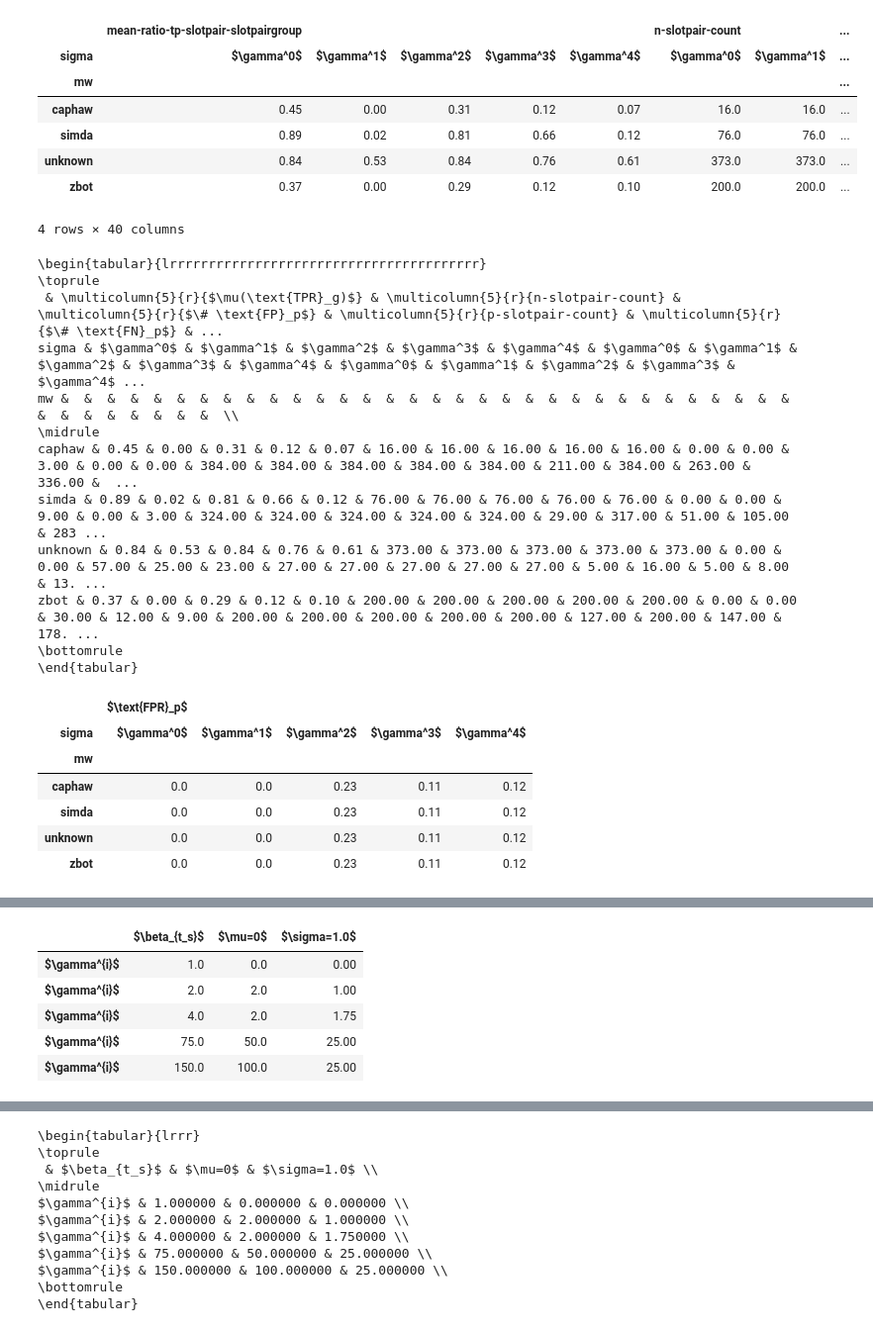
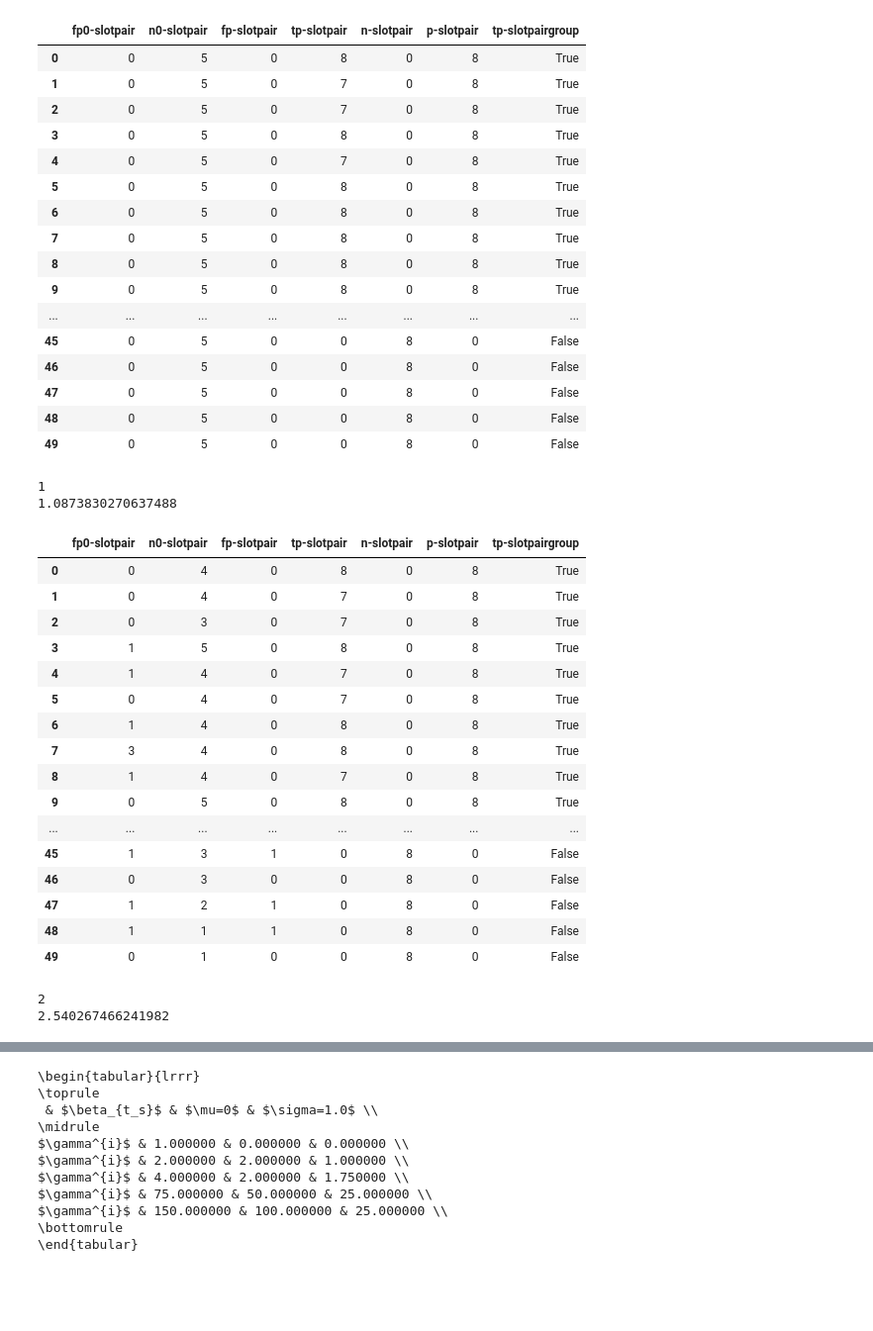
Before and after one commit to princio/dga-detection-analysis-framework, a Jupyter notebook: ml/pcap_plot/main_my.ipynb, the cells around one changed output, grey strips where cells are left out. Shown: that part at 99% size. Cells and saved outputs as stored; diff of their text form; code cells hidden in the pictures; blank space fills up the shorter version.

```diff
--- a/ml/pcap_plot/main_my.ipynb
+++ b/ml/pcap_plot/main_my.ipynb
@@ -80,7 +80,7 @@ dfs = {
 mws = list(dfs.keys())
 # %%
 
-def bo(df_mw, dfh_or, th_p=1.0, normal = None):
+def bo(df_mw, dfh_or, th_p=1.0, normal = None, _print=False):
     th = dfh_or['pp'].max() * th_p
     values = []
     for i in range(len(df_mw) - 8):
@@ -89,11 +89,14 @@ def bo(df_mw, dfh_or, th_p=1.0, normal = None):
 
         if normal is not None:
             muls = np.ceil(normal[i:i+8])
-            muls[muls<0] = 0
+            muls[muls<0] = 1
             dfh['pp'] *= pd.Series(muls)
             pass
 
         df = (dfh + dfm)['pp']
+
+        if _print:
+            print(dfm['pp'])
 
         fps0 = (dfh['pp'] > th)
         n0 = (dfh['pp'] > 0)
@@ -268,41 +272,52 @@ def _display(df, sigmas):
 # %%
 
 muh = dfh[dfh['pp'] > 0]['pp'].mean()
 sigmas = [
     dict(th_p=1., mu=0, sigma=0.0),
-    dict(th_p=2, mu=2.0, sigma=1),
+    dict(th_p=2, mu=1.0, sigma=1),
     dict(th_p=4, mu=2.0, sigma=muh),
     dict(th_p=50 * 1.5, mu=50.0, sigma=25),
     dict(th_p=100 * 1.5, mu=100.0, sigma=25),
 ]
 
 df = perform(sigmas, N=5)
 _display(df, sigmas)
 # %% [output]
-|  | mean-ratio-tp-slotpair-slotpairgroup |  |  |  |  | n-slotpair-count |  | ... |
-| sigma | $\gamma^0$ | $\gamma^1$ | $\gamma^2$ | $\gamma^3$ | $\gamma^4$ | $\gamma^0$ | $\gamma^1$ | ... |
-| mw |  |  |  |  |  |  |  | ... |
-| caphaw | 0.45 | 0.00 | 0.31 | 0.12 | 0.07 | 16.0 | 16.0 | ... |
-| simda | 0.89 | 0.02 | 0.81 | 0.66 | 0.12 | 76.0 | 76.0 | ... |
-| unknown | 0.84 | 0.53 | 0.84 | 0.76 | 0.61 | 373.0 | 373.0 | ... |
-| zbot | 0.37 | 0.00 | 0.29 | 0.12 | 0.10 | 200.0 | 200.0 | ... |
+|  | fp0-slotpair | n0-slotpair | fp-slotpair | tp-slotpair | n-slotpair | p-slotpair | tp-slotpairgroup |
+| 0 | 0 | 5 | 0 | 8 | 0 | 8 | True |
+| 1 | 0 | 5 | 0 | 7 | 0 | 8 | True |
+| 2 | 0 | 5 | 0 | 7 | 0 | 8 | True |
+| 3 | 0 | 5 | 0 | 8 | 0 | 8 | True |
+| 4 | 0 | 5 | 0 | 7 | 0 | 8 | True |
+| 5 | 0 | 5 | 0 | 8 | 0 | 8 | True |
+| 6 | 0 | 5 | 0 | 8 | 0 | 8 | True |
+| 7 | 0 | 5 | 0 | 8 | 0 | 8 | True |
+| 8 | 0 | 5 | 0 | 8 | 0 | 8 | True |
+| 9 | 0 | 5 | 0 | 8 | 0 | 8 | True |
+| ... | ... | ... | ... | ... | ... | ... | ... |
+| 45 | 0 | 5 | 0 | 0 | 8 | 0 | False |
+| 46 | 0 | 5 | 0 | 0 | 8 | 0 | False |
+| 47 | 0 | 5 | 0 | 0 | 8 | 0 | False |
+| 48 | 0 | 5 | 0 | 0 | 8 | 0 | False |
+| 49 | 0 | 5 | 0 | 0 | 8 | 0 | False |
-4 rows × 40 columns
+1
+1.0873830270637488
+|  | fp0-slotpair | n0-slotpair | fp-slotpair | tp-slotpair | n-slotpair | p-slotpair | tp-slotpairgroup |
+| 0 | 0 | 4 | 0 | 8 | 0 | 8 | True |
+| 1 | 0 | 4 | 0 | 7 | 0 | 8 | True |
+| 2 | 0 | 3 | 0 | 7 | 0 | 8 | True |
+| 3 | 1 | 5 | 0 | 8 | 0 | 8 | True |
+| 4 | 1 | 4 | 0 | 7 | 0 | 8 | True |
+| 5 | 0 | 4 | 0 | 7 | 0 | 8 | True |
+| 6 | 1 | 4 | 0 | 8 | 0 | 8 | True |
+| 7 | 3 | 4 | 0 | 8 | 0 | 8 | True |
+| 8 | 1 | 4 | 0 | 7 | 0 | 8 | True |
+| 9 | 0 | 5 | 0 | 8 | 0 | 8 | True |
+| ... | ... | ... | ... | ... | ... | ... | ... |
+| 45 | 1 | 3 | 1 | 0 | 8 | 0 | False |
+| 46 | 0 | 3 | 0 | 0 | 8 | 0 | False |
+| 47 | 1 | 2 | 1 | 0 | 8 | 0 | False |
+| 48 | 1 | 1 | 1 | 0 | 8 | 0 | False |
+| 49 | 0 | 1 | 0 | 0 | 8 | 0 | False |
-\begin{tabular}{lrrrrrrrrrrrrrrrrrrrrrrrrrrrrrrrrrrrrrrrr}
-\toprule
- & \multicolumn{5}{r}{$\mu(\text{TPR}_g)$} & \multicolumn{5}{r}{n-slotpair-count} & \multicolumn{5}{r}{$\# \text{FP}_p$} & \multicolumn{5}{r}{p-slotpair-count} & \multicolumn{5}{r}{$\# \text{FN}_p$} & ...
-sigma & $\gamma^0$ & $\gamma^1$ & $\gamma^2$ & $\gamma^3$ & $\gamma^4$ & $\gamma^0$ & $\gamma^1$ & $\gamma^2$ & $\gamma^3$ & $\gamma^4$ & $\gamma^0$ & $\gamma^1$ & $\gamma^2$ & $\gamma^3$ & $\gamma^4$ ...
-mw &  &  &  &  &  &  &  &  &  &  &  &  &  &  &  &  &  &  &  &  &  &  &  &  &  &  &  &  &  &  &  &  &  &  &  &  &  &  &  &  \\
-\midrule
-caphaw & 0.45 & 0.00 & 0.31 & 0.12 & 0.07 & 16.00 & 16.00 & 16.00 & 16.00 & 16.00 & 0.00 & 0.00 & 3.00 & 0.00 & 0.00 & 384.00 & 384.00 & 384.00 & 384.00 & 384.00 & 211.00 & 384.00 & 263.00 & 336.00 &  ...
-simda & 0.89 & 0.02 & 0.81 & 0.66 & 0.12 & 76.00 & 76.00 & 76.00 & 76.00 & 76.00 & 0.00 & 0.00 & 9.00 & 0.00 & 3.00 & 324.00 & 324.00 & 324.00 & 324.00 & 324.00 & 29.00 & 317.00 & 51.00 & 105.00 & 283 ...
-unknown & 0.84 & 0.53 & 0.84 & 0.76 & 0.61 & 373.00 & 373.00 & 373.00 & 373.00 & 373.00 & 0.00 & 0.00 & 57.00 & 25.00 & 23.00 & 27.00 & 27.00 & 27.00 & 27.00 & 27.00 & 5.00 & 16.00 & 5.00 & 8.00 & 13. ...
-zbot & 0.37 & 0.00 & 0.29 & 0.12 & 0.10 & 200.00 & 200.00 & 200.00 & 200.00 & 200.00 & 0.00 & 0.00 & 30.00 & 12.00 & 9.00 & 200.00 & 200.00 & 200.00 & 200.00 & 200.00 & 127.00 & 200.00 & 147.00 & 178. ...
-\bottomrule
-\end{tabular}
+2
+2.540267466241982
-|  | $\text{FPR}_p$ |  |  |  |  |
-| sigma | $\gamma^0$ | $\gamma^1$ | $\gamma^2$ | $\gamma^3$ | $\gamma^4$ |
-| mw |  |  |  |  |  |
-| caphaw | 0.0 | 0.0 | 0.23 | 0.11 | 0.12 |
-| simda | 0.0 | 0.0 | 0.23 | 0.11 | 0.12 |
-| unknown | 0.0 | 0.0 | 0.23 | 0.11 | 0.12 |
-| zbot | 0.0 | 0.0 | 0.23 | 0.11 | 0.12 |
@@ -340,6 +361,0 @@ zbot & 0.900000 & 0.000000 & 0.760000 & 0.400000 & 0.280000 \\
-|  | $\beta_{t_s}$ | $\mu=0$ | $\sigma=1.0$ |
-| $\gamma^{i}$ | 1.0 | 0.0 | 0.00 |
-| $\gamma^{i}$ | 2.0 | 2.0 | 1.00 |
-| $\gamma^{i}$ | 4.0 | 2.0 | 1.75 |
-| $\gamma^{i}$ | 75.0 | 50.0 | 25.00 |
-| $\gamma^{i}$ | 150.0 | 100.0 | 25.00 |
```
Also changed, not shown: parts of 3 cells of this notebook, 15 other files.
